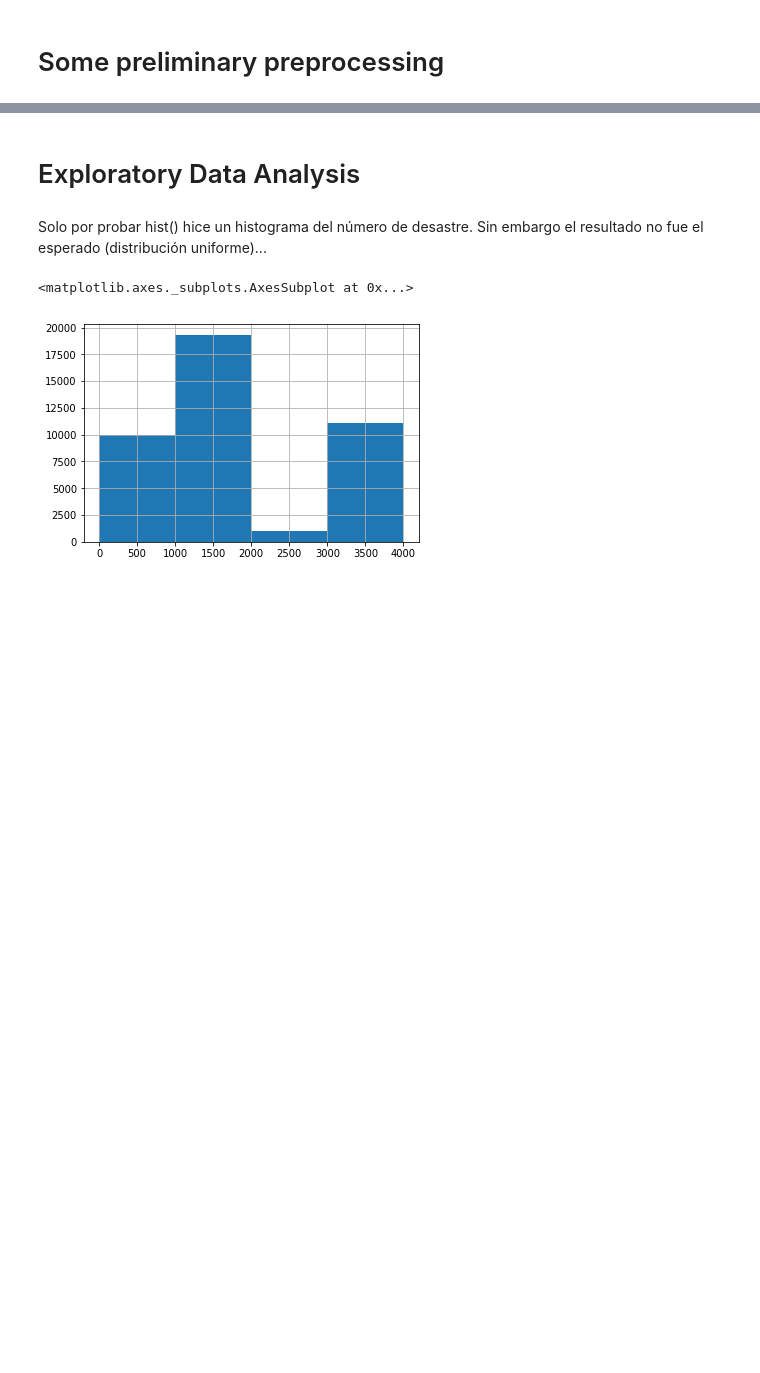
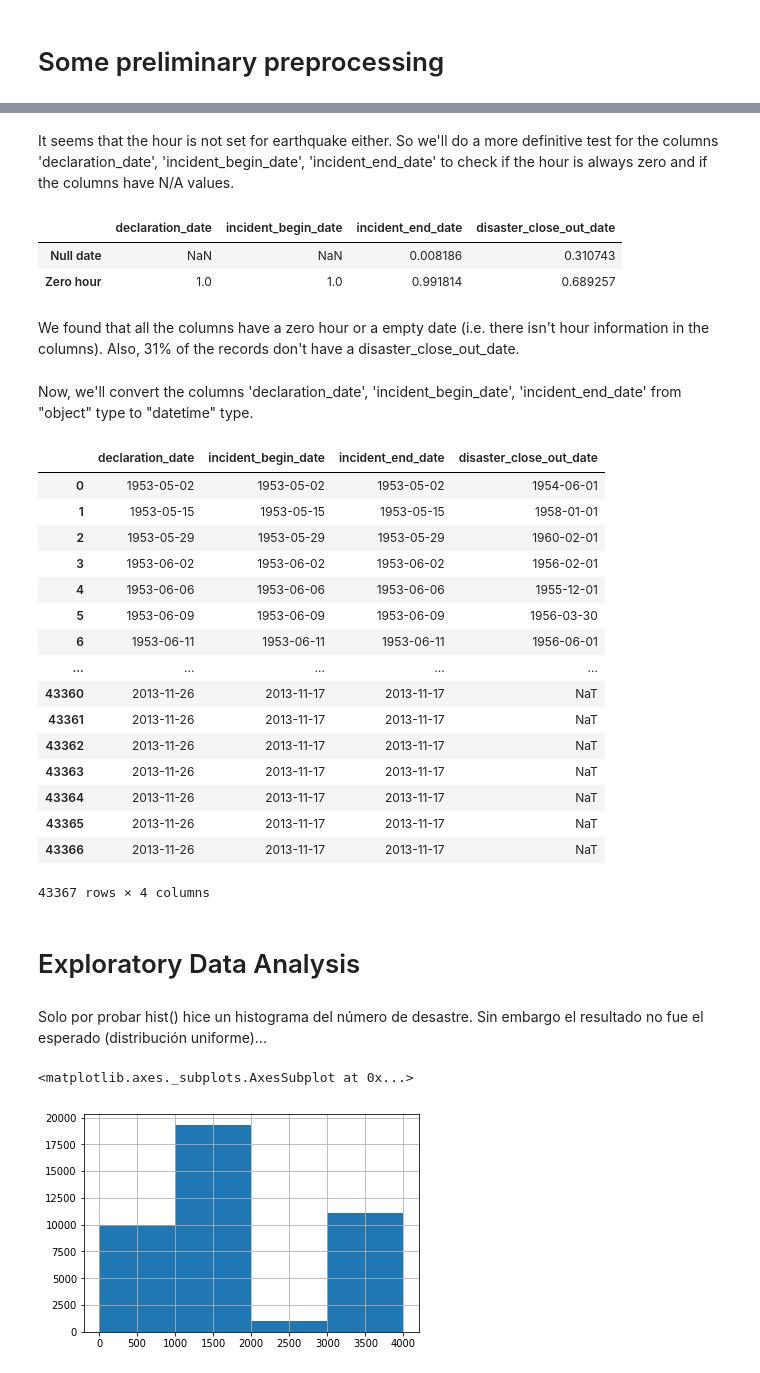
Before and after one commit to Bollack/analytics-disaster-project, a Jupyter notebook: EDA - Deliverable.ipynb, the cells around one changed output, grey strips where cells are left out. Saved outputs shown, nothing was run; the diff lists cells and outputs as text; code cells hidden in the pictures; blank space fills up the shorter version.

Commit message:
Moved cells to "Some preliminary preprocessing" section
Moved cells to "Some preliminary preprocessing" section.
Also made some code changes to made the code more compact..

```diff
--- a/EDA - Deliverable.ipynb
+++ b/EDA - Deliverable.ipynb
@@ -46,3 +99,48 @@ We'll delete some columns that we noticed are not useful to the general analysis
+# %% [markdown]
+It seems that the hour is not set for earthquake either. So we'll do a more definitive test for the columns 'declaration_date', 'incident_begin_date', 'incident_end_date' to check if the hour is always zero and if the columns have N/A values.
+# %%
+def classifyUsableDates(hour):
+    if not pd.isnull(hour):
+        hour = hour.split('T')[1]
+        if hour == "00:00:00":
+            return "Zero hour"
+        else:
+            return "Non zero hour"
+    else:
+        return "Null date"
+
+dates_columns = ['declaration_date', 'incident_begin_date', 'incident_end_date', 'disaster_close_out_date']
+hoursDF = df[dates_columns].apply(lambda x: x.apply(classifyUsableDates))
+hoursDF.apply(pd.Series.value_counts, normalize=True)
+# %% [output]
+|  | declaration_date | incident_begin_date | incident_end_date | disaster_close_out_date |
+| Null date | NaN | NaN | 0.008186 | 0.310743 |
+| Zero hour | 1.0 | 1.0 | 0.991814 | 0.689257 |
+# %% [markdown]
+We found that all the columns have a zero hour or a empty date (i.e. there isn't hour information in the columns). Also, 31% of the records don't have a disaster_close_out_date.
+# %% [markdown]
+Now, we'll convert the columns 'declaration_date', 'incident_begin_date', 'incident_end_date' from "object" type to "datetime" type.
+# %%
+df[dates_columns] = df[dates_columns].apply(pd.to_datetime)
+df[dates_columns]
+# %% [output]
+|  | declaration_date | incident_begin_date | incident_end_date | disaster_close_out_date |
+| 0 | 1953-05-02 | 1953-05-02 | 1953-05-02 | 1954-06-01 |
+| 1 | 1953-05-15 | 1953-05-15 | 1953-05-15 | 1958-01-01 |
+| 2 | 1953-05-29 | 1953-05-29 | 1953-05-29 | 1960-02-01 |
+| 3 | 1953-06-02 | 1953-06-02 | 1953-06-02 | 1956-02-01 |
+| 4 | 1953-06-06 | 1953-06-06 | 1953-06-06 | 1955-12-01 |
+| 5 | 1953-06-09 | 1953-06-09 | 1953-06-09 | 1956-03-30 |
+| 6 | 1953-06-11 | 1953-06-11 | 1953-06-11 | 1956-06-01 |
+| ... | ... | ... | ... | ... |
+| 43360 | 2013-11-26 | 2013-11-17 | 2013-11-17 | NaT |
+| 43361 | 2013-11-26 | 2013-11-17 | 2013-11-17 | NaT |
+| 43362 | 2013-11-26 | 2013-11-17 | 2013-11-17 | NaT |
+| 43363 | 2013-11-26 | 2013-11-17 | 2013-11-17 | NaT |
+| 43364 | 2013-11-26 | 2013-11-17 | 2013-11-17 | NaT |
+| 43365 | 2013-11-26 | 2013-11-17 | 2013-11-17 | NaT |
+| 43366 | 2013-11-26 | 2013-11-17 | 2013-11-17 | NaT |
+43367 rows × 4 columns
 # %% [markdown]
 # Exploratory Data Analysis
 # %% [markdown]
```
Also changed, not shown: parts of 28 cells of this notebook.
